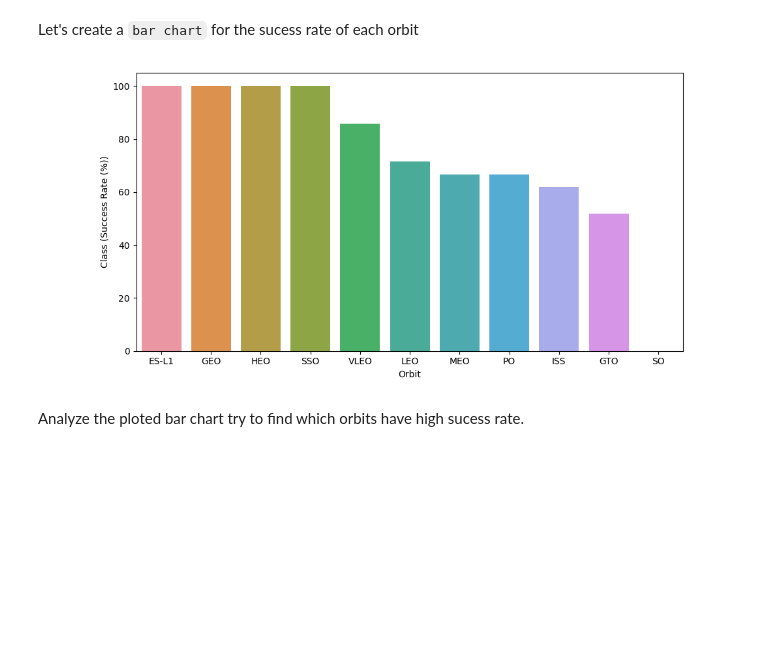
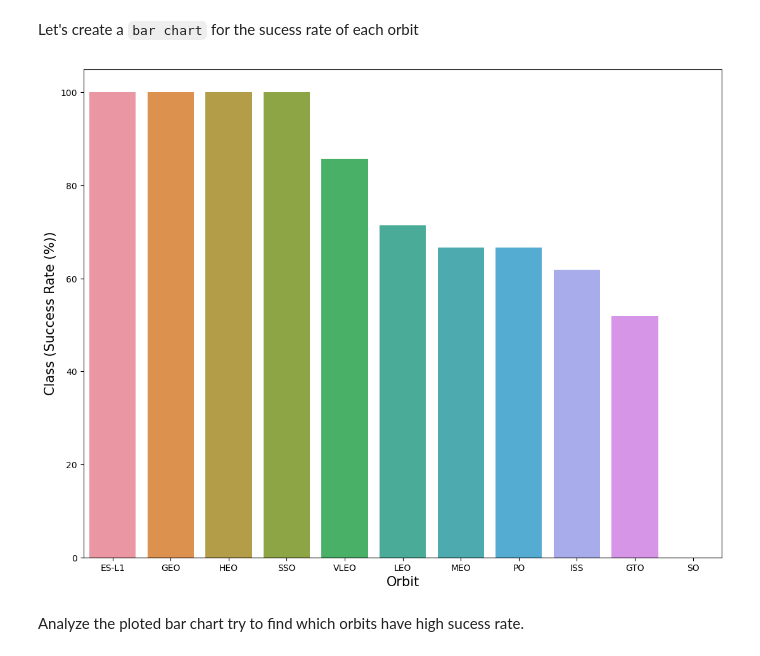
Before and after one commit to UrielASM/SpaceX_Falcon9_First_Stage_Landing_Prediction-IBM_Applied_Data_Science_Capstone_Project, a Jupyter notebook: Course-notebooks/05-EDA-Data_Visualization.ipynb, the cells around one changed output. Saved outputs shown, nothing was run; the diff lists cells and outputs as text; code cells hidden in the pictures; blank space fills up the shorter version.

```diff
--- a/Course-notebooks/EDA-Data_Visualization.ipynb
+++ b/Course-notebooks/05-EDA-Data_Visualization.ipynb
@@ -119,15 +119,15 @@ Let's create a `bar chart` for the sucess rate of each orbit
 # %%
 # HINT use groupby method on Orbit column and get the mean of Class column
 sr_df = df.groupby('Orbit')['Class'].mean().reset_index().sort_values(by='Class', ascending=False)
 sr_df['Class'] = sr_df['Class'] * 100
 
-
+plt.figure(figsize=(13,10))
 sns.barplot(data=sr_df, x='Orbit', y='Class')
-plt.xlabel('Orbit')
-plt.ylabel('Class (Success Rate (%))')
+plt.xlabel('Orbit', fontsize=15)
+plt.ylabel('Class (Success Rate (%))', fontsize=15)
 plt.show()
 # %% [output]
-[figure, old version]
+[figure, new version]
 # %% [markdown]
 Analyze the ploted bar chart try to find which orbits have high sucess rate.
 # %% [markdown]
```
Also changed, not shown: parts of 4 cells of this notebook, 7 other files.
